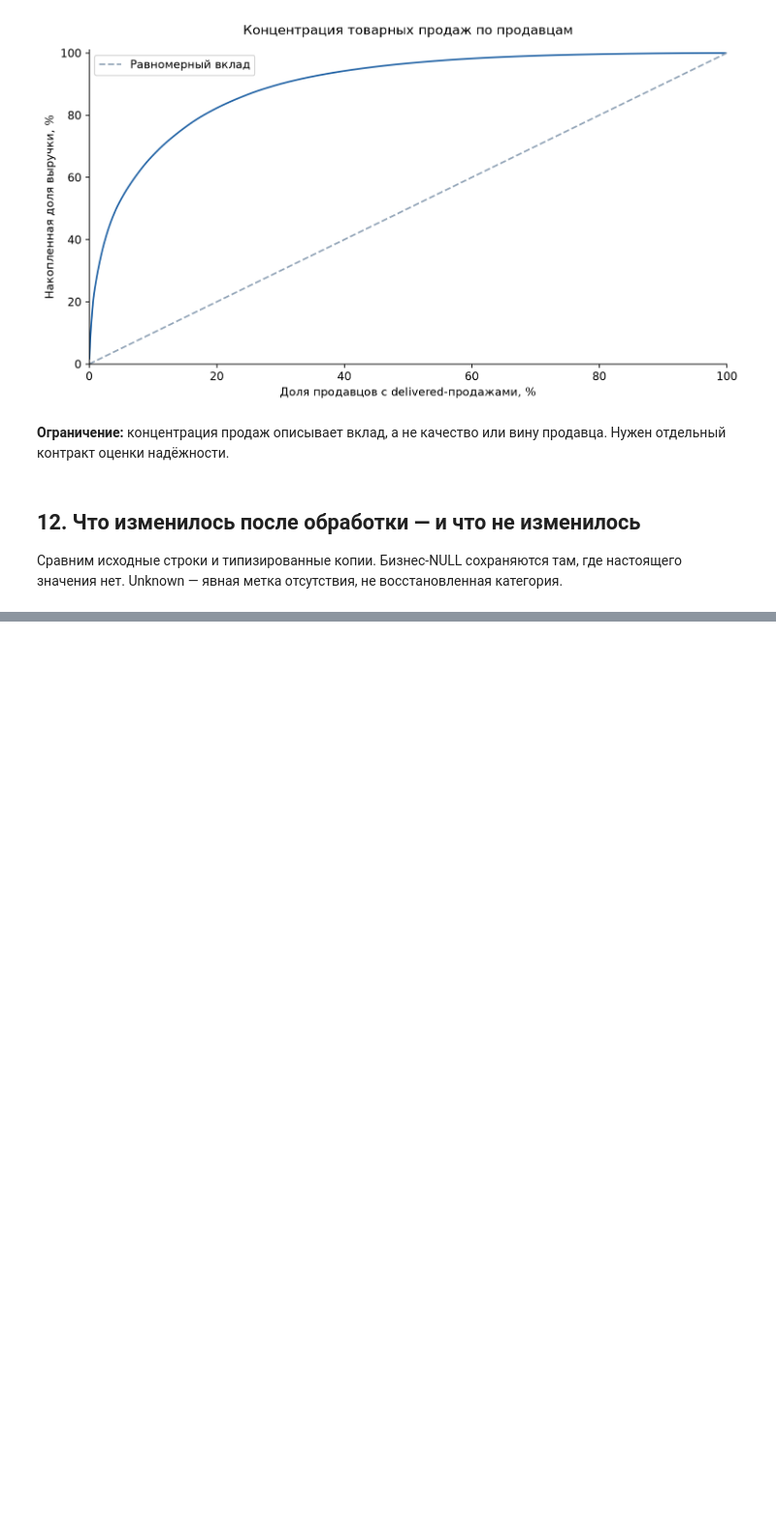
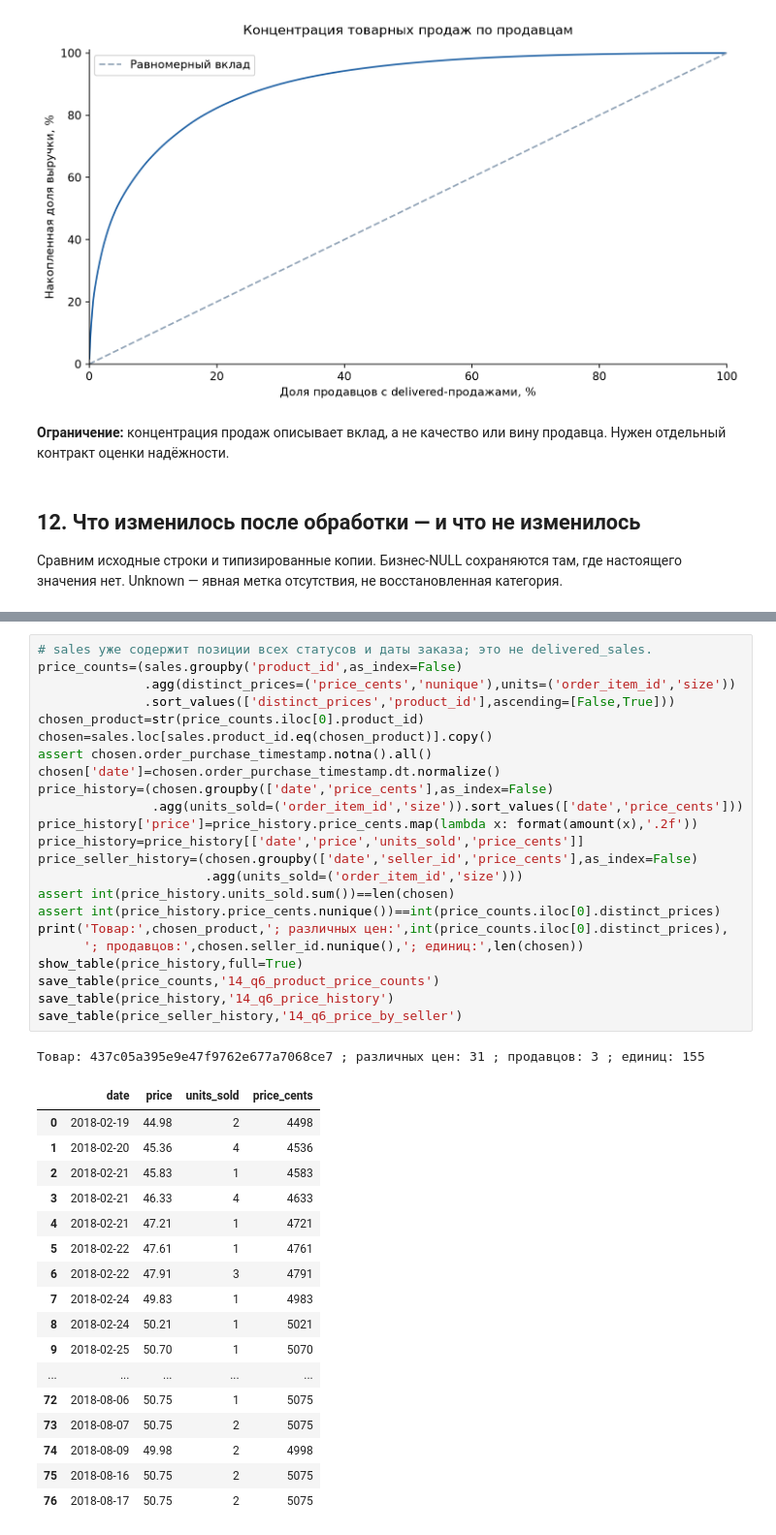
Before and after one commit to delotbtw/rwb_hack, a Jupyter notebook: notebooks/01_capibara_checkpoint_eda.ipynb, the cells around one changed output, grey strips where cells are left out. Shown at 97% size. Cells and saved outputs as stored; diff of their text form; blank space fills up the shorter version.

```diff
--- a/notebooks/01_capibara_checkpoint_eda.ipynb
+++ b/notebooks/01_capibara_checkpoint_eda.ipynb
@@ -606,0 +683,42 @@ print(json.dumps({k:metrics[k] for k in ['status','source_files_unchanged','prep
+# %%
+# sales уже содержит позиции всех статусов и даты заказа; это не delivered_sales.
+price_counts=(sales.groupby('product_id',as_index=False)
+              .agg(distinct_prices=('price_cents','nunique'),units=('order_item_id','size'))
+              .sort_values(['distinct_prices','product_id'],ascending=[False,True]))
+chosen_product=str(price_counts.iloc[0].product_id)
+chosen=sales.loc[sales.product_id.eq(chosen_product)].copy()
+assert chosen.order_purchase_timestamp.notna().all()
+chosen['date']=chosen.order_purchase_timestamp.dt.normalize()
+price_history=(chosen.groupby(['date','price_cents'],as_index=False)
+               .agg(units_sold=('order_item_id','size')).sort_values(['date','price_cents']))
+price_history['price']=price_history.price_cents.map(lambda x: format(amount(x),'.2f'))
+price_history=price_history[['date','price','units_sold','price_cents']]
+price_seller_history=(chosen.groupby(['date','seller_id','price_cents'],as_index=False)
+                      .agg(units_sold=('order_item_id','size')))
+assert int(price_history.units_sold.sum())==len(chosen)
+assert int(price_history.price_cents.nunique())==int(price_counts.iloc[0].distinct_prices)
+print('Товар:',chosen_product,'; различных цен:',int(price_counts.iloc[0].distinct_prices),
+      '; продавцов:',chosen.seller_id.nunique(),'; единиц:',len(chosen))
+show_table(price_history,full=True)
+save_table(price_counts,'14_q6_product_price_counts')
+save_table(price_history,'14_q6_price_history')
+save_table(price_seller_history,'14_q6_price_by_seller')
+# %% [output]
+Товар: 437c05a395e9e47f9762e677a7068ce7 ; различных цен: 31 ; продавцов: 3 ; единиц: 155
+|  | date | price | units_sold | price_cents |
+| 0 | 2018-02-19 | 44.98 | 2 | 4498 |
+| 1 | 2018-02-20 | 45.36 | 4 | 4536 |
+| 2 | 2018-02-21 | 45.83 | 1 | 4583 |
+| 3 | 2018-02-21 | 46.33 | 4 | 4633 |
+| 4 | 2018-02-21 | 47.21 | 1 | 4721 |
+| 5 | 2018-02-22 | 47.61 | 1 | 4761 |
+| 6 | 2018-02-22 | 47.91 | 3 | 4791 |
+| 7 | 2018-02-24 | 49.83 | 1 | 4983 |
+| 8 | 2018-02-24 | 50.21 | 1 | 5021 |
+| 9 | 2018-02-25 | 50.70 | 1 | 5070 |
+| ... | ... | ... | ... | ... |
+| 72 | 2018-08-06 | 50.75 | 1 | 5075 |
+| 73 | 2018-08-07 | 50.75 | 2 | 5075 |
+| 74 | 2018-08-09 | 49.98 | 2 | 4998 |
+| 75 | 2018-08-16 | 50.75 | 2 | 5075 |
+| 76 | 2018-08-17 | 50.75 | 2 | 5075 |
```
Also changed, not shown: parts of 27 cells of this notebook, 38 other files.
